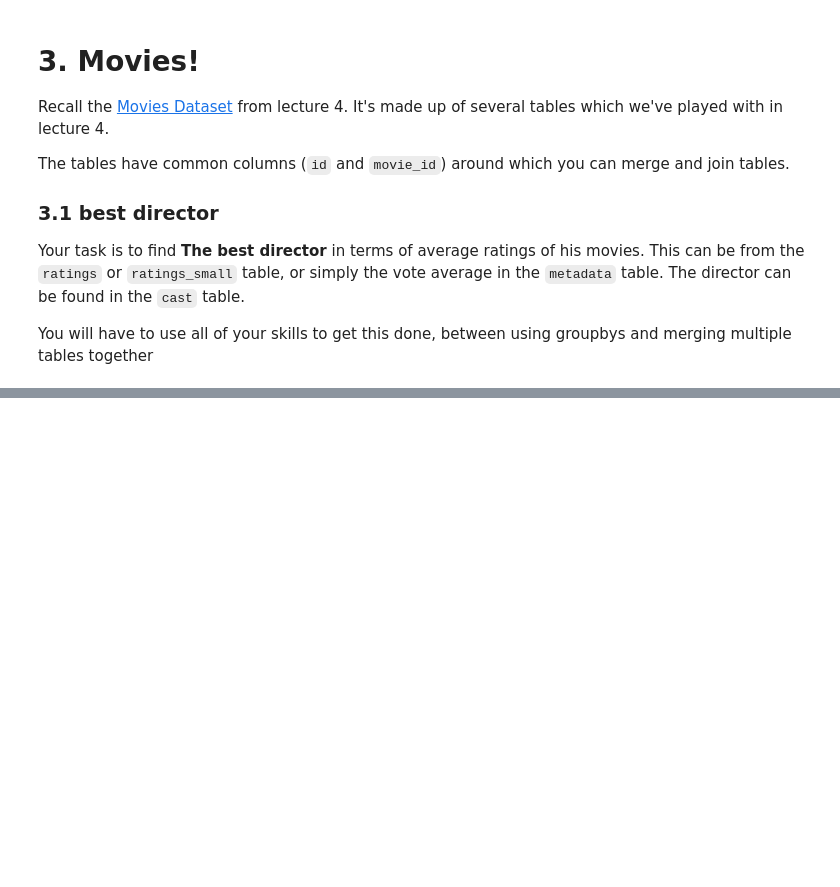
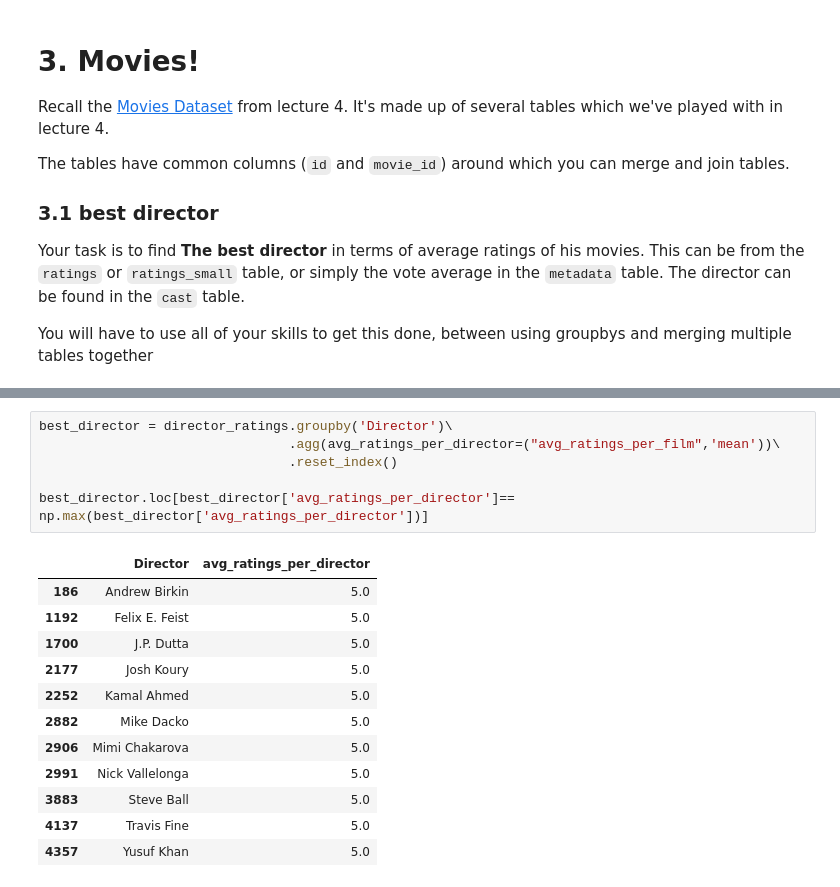
Before and after one commit to cb-ds-1/m2-3-exploration, a Jupyter notebook: workshop.ipynb, the cells around one changed output, grey strips where cells are left out. Drawn from its saved outputs; the diff is of its cells as text; blank space fills up the shorter version.

```diff
--- a/workshop.ipynb
+++ b/workshop.ipynb
@@ -271,0 +312,19 @@ def CustomParser(data):
+# %%
+best_director = director_ratings.groupby('Director')\
+                                .agg(avg_ratings_per_director=("avg_ratings_per_film",'mean'))\
+                                .reset_index()
+
+best_director.loc[best_director['avg_ratings_per_director']== np.max(best_director['avg_ratings_per_director'])]
+# %% [output]
+|  | Director | avg_ratings_per_director |
+| 186 | Andrew Birkin | 5.0 |
+| 1192 | Felix E. Feist | 5.0 |
+| 1700 | J.P. Dutta | 5.0 |
+| 2177 | Josh Koury | 5.0 |
+| 2252 | Kamal Ahmed | 5.0 |
+| 2882 | Mike Dacko | 5.0 |
+| 2906 | Mimi Chakarova | 5.0 |
+| 2991 | Nick Vallelonga | 5.0 |
+| 3883 | Steve Ball | 5.0 |
+| 4137 | Travis Fine | 5.0 |
+| 4357 | Yusuf Khan | 5.0 |
```
Also changed, not shown: parts of 18 cells of this notebook, 1 other file.
